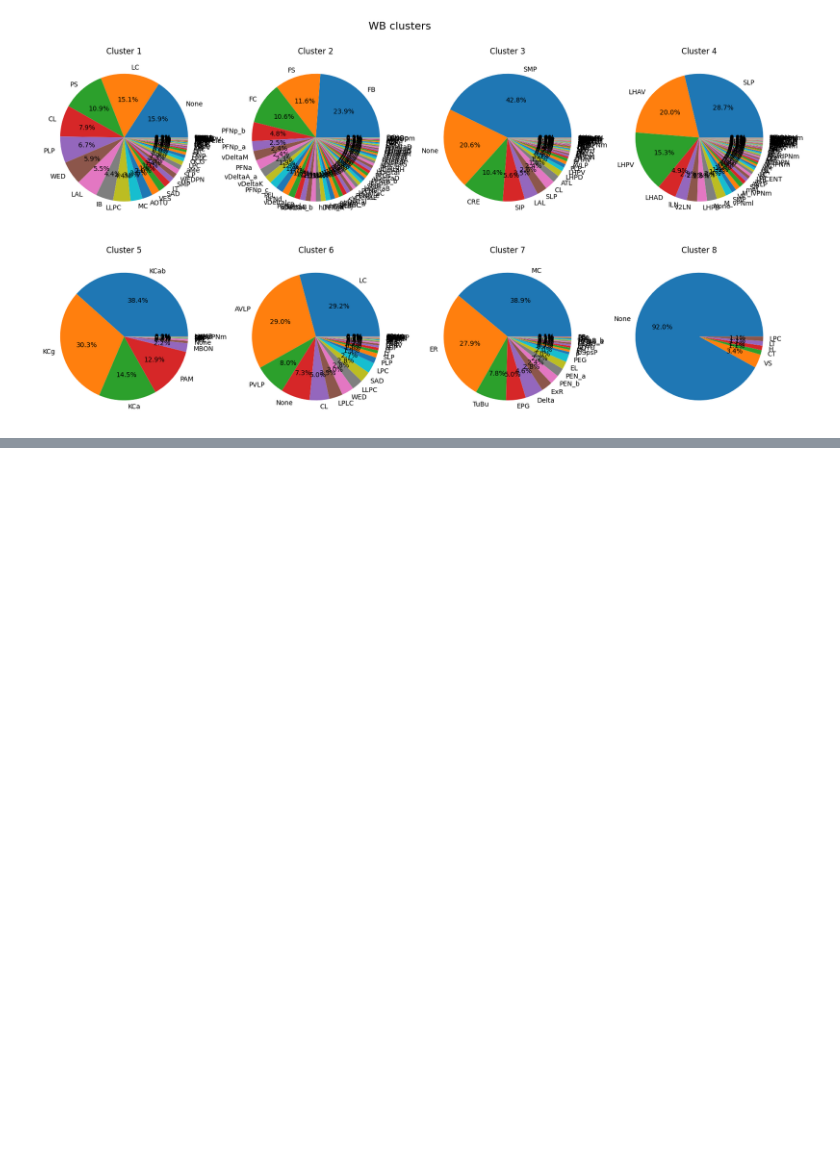
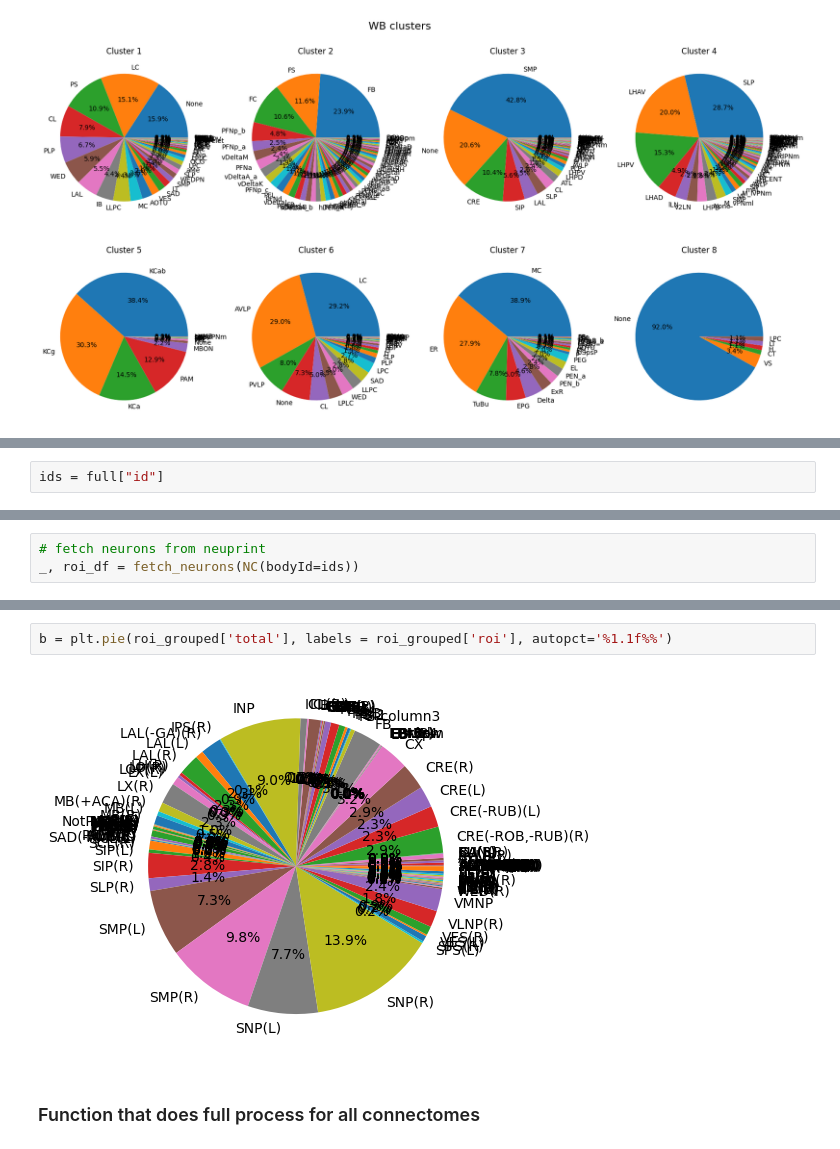
Before and after one commit to RhessaWL/flybrain-clustering, a Jupyter notebook: piechart_ovi.ipynb, the cells around one changed output, grey strips where cells are left out. Drawn from its saved outputs; the diff is of its cells as text; blank space fills up the shorter version.

```diff
--- a/piechart_ovi.ipynb
+++ b/piechart_ovi.ipynb
@@ -224,0 +275,2 @@ for i in cluster_list:
+# %%
+ids = full["id"]
@@ -224,0 +307,3 @@ for i in cluster_list:
+# %%
+# fetch neurons from neuprint
+_, roi_df = fetch_neurons(NC(bodyId=ids))
@@ -224,0 +374,6 @@ for i in cluster_list:
+# %%
+b = plt.pie(roi_grouped['total'], labels = roi_grouped['roi'], autopct='%1.1f%%')
+# %% [output]
+[figure, added]
+# %% [markdown]
+### Function that does full process for all connectomes
```
Also changed, not shown: parts of 20 cells of this notebook, 1 other file.
